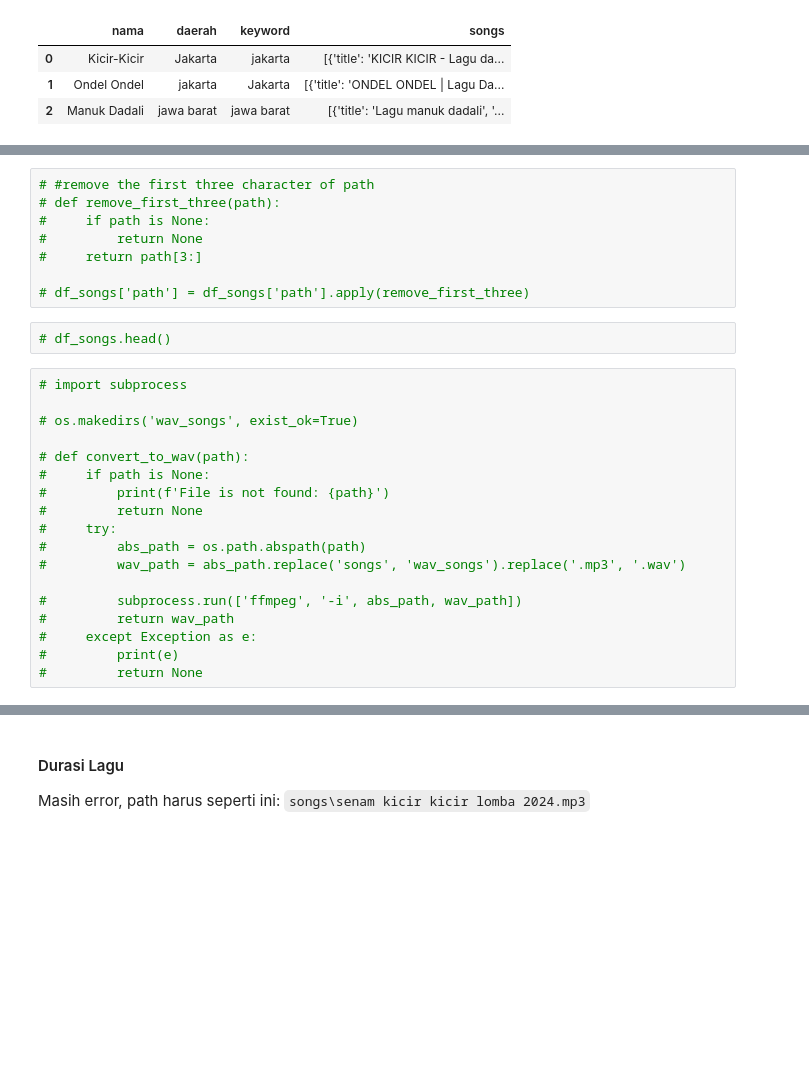
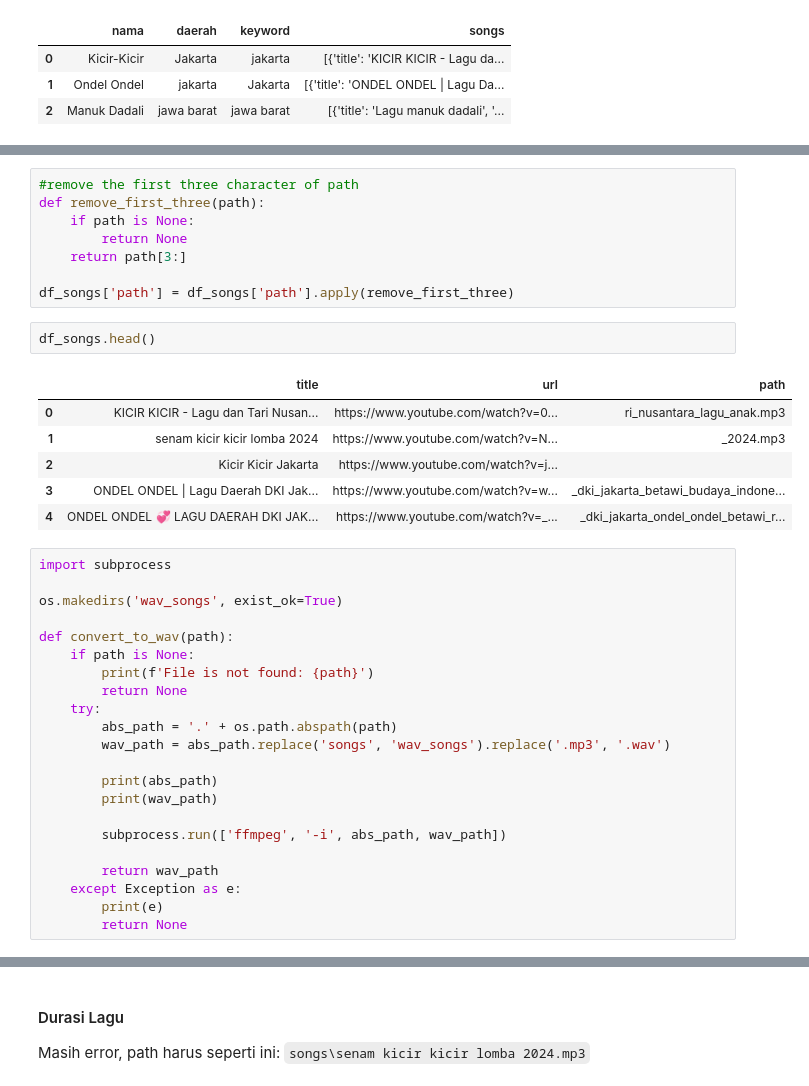
Before and after one commit to SuaraNusa/python-suara-nusa-model, a Jupyter notebook: scraping.ipynb, the cells around one changed output, grey strips where cells are left out. Drawn from its saved outputs; the diff is of its cells as text; blank space fills up the shorter version.

```diff
--- a/scraping.ipynb
+++ b/scraping.ipynb
@@ -114,29 +131,40 @@ df_songs.head()
 # %%
-# #remove the first three character of path
-# def remove_first_three(path):
-#     if path is None:
-#         return None
-#     return path[3:]
+#remove the first three character of path
+def remove_first_three(path):
+    if path is None:
+        return None
+    return path[3:]
 
-# df_songs['path'] = df_songs['path'].apply(remove_first_three)
+df_songs['path'] = df_songs['path'].apply(remove_first_three)
-# %%
-# df_songs.head()
+# %%
+df_songs.head()
+# %% [output]
+|  | title | url | path |
+| 0 | KICIR KICIR - Lagu dan Tari Nusan... | https://www.youtube.com/watch?v=0... | ri_nusantara_lagu_anak.mp3 |
+| 1 | senam kicir kicir lomba 2024 | https://www.youtube.com/watch?v=N... | _2024.mp3 |
+| 2 | Kicir Kicir Jakarta | https://www.youtube.com/watch?v=j... |  |
+| 3 | ONDEL ONDEL | Lagu Daerah DKI Jak... | https://www.youtube.com/watch?v=w... | _dki_jakarta_betawi_budaya_indone... |
+| 4 | ONDEL ONDEL 💞 LAGU DAERAH DKI JAK... | https://www.youtube.com/watch?v=_... | _dki_jakarta_ondel_ondel_betawi_r... |
 # %%
-# import subprocess
+import subprocess
 
-# os.makedirs('wav_songs', exist_ok=True)
+os.makedirs('wav_songs', exist_ok=True)
 
-# def convert_to_wav(path):
-#     if path is None:
-#         print(f'File is not found: {path}')
-#         return None
-#     try:
-#         abs_path = os.path.abspath(path)
-#         wav_path = abs_path.replace('songs', 'wav_songs').replace('.mp3', '.wav')
+def convert_to_wav(path):
+    if path is None:
+        print(f'File is not found: {path}')
+        return None
+    try:
+        abs_path = '.' + os.path.abspath(path)
+        wav_path = abs_path.replace('songs', 'wav_songs').replace('.mp3', '.wav')
 
-#         subprocess.run(['ffmpeg', '-i', abs_path, wav_path])
-#         return wav_path
-#     except Exception as e:
-#         print(e)
-#         return None
+        print(abs_path)
+        print(wav_path)
+
+        subprocess.run(['ffmpeg', '-i', abs_path, wav_path])
+
+        return wav_path
+    except Exception as e:
+        print(e)
+        return None
 # %%
```
Also changed, not shown: parts of 14 cells of this notebook, 1 other file.
